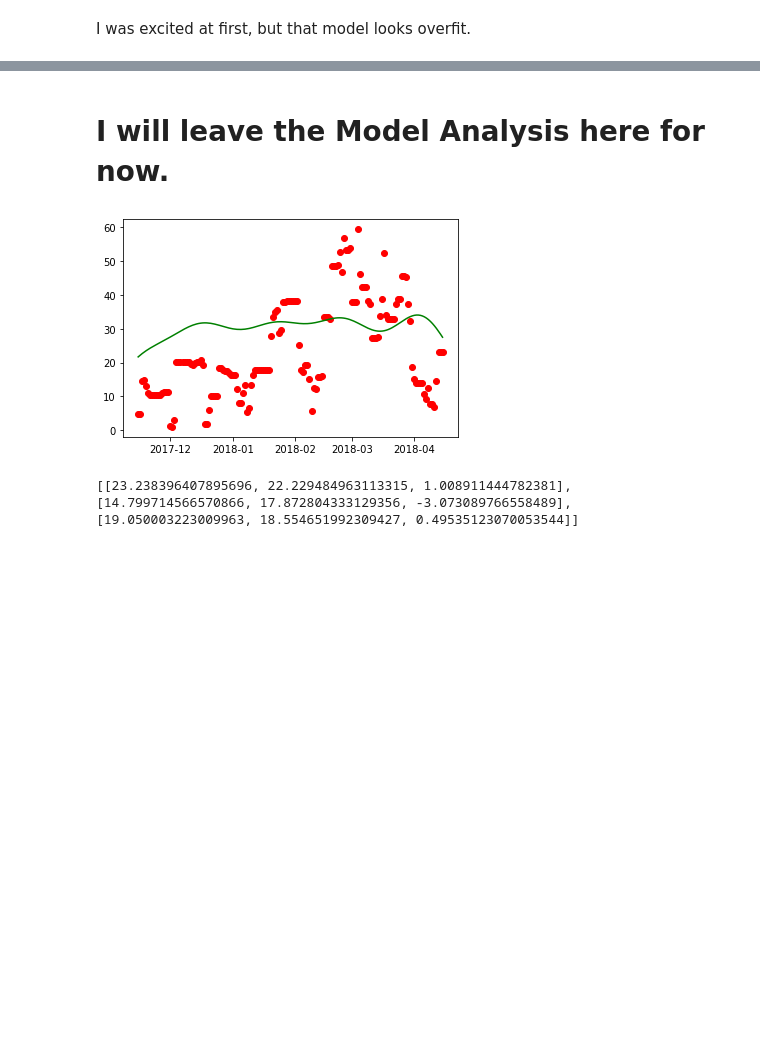
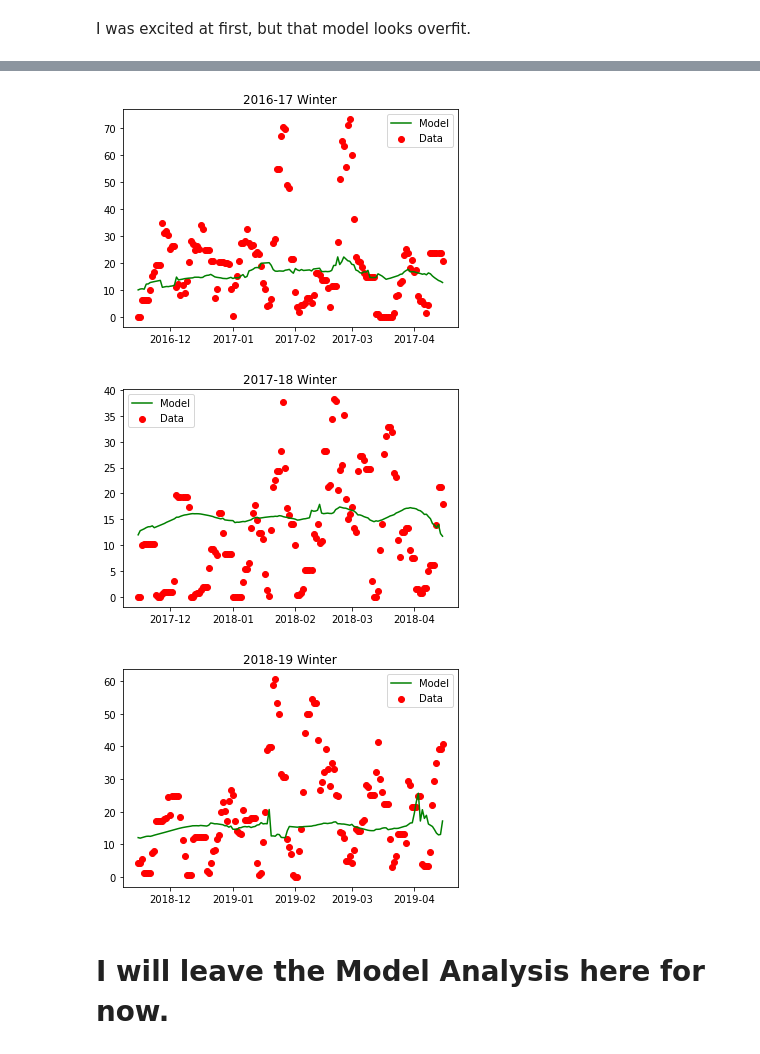
Before and after one commit to sjrekuc/Alta-Snowfall-Modeling, a Jupyter notebook: NOTEBOOKS/3.0 - Capstone_Alta_Modeling.ipynb, the cells around one changed output, grey strips where cells are left out. Cells and saved outputs as stored; diff of their text form; code cells hidden in the pictures; blank space fills up the shorter version.

```diff
--- a/NOTEBOOKS/3.0 - Capstone_Alta_Modeling.ipynb
+++ b/NOTEBOOKS/3.0 - Capstone_Alta_Modeling.ipynb
@@ -918,2 +1013,35 @@ plt.show()
+# %%
+# print the plots from those years of modeling
+# let's plot the results for 2016-17
+plt.plot(dates[0][0]['ds'],dates[0][0]['yhat'], color='green', label='Model') # line plot of the model
+plt.scatter(dates[0][1]['ds'],dates[0][1]['y'], color='red', label='Data') # scatter of the test
+#plt.hlines(dates[0][2]['y'][20682], xmin=dates[0][1]['ds'][20531], xmax=dates[0][1]['ds'][20682], color='blue', label='Mean') # line plot of the dummy model
+plt.legend()
+plt.title('2016-17 Winter')
+plt.savefig('Prophet_RF_tune3.jpg')
+plt.show()
+
+
+# let's plot the results for 2017-2018
+plt.plot(dates[1][0]['ds'],dates[1][0]['yhat'], color='green', label='Model') # line plot of the model
+plt.scatter(dates[1][1]['ds'],dates[1][1]['y'], color='red', label='Data') # scatter of the test
+#plt.hlines(dates[1][2]['y'][20682], xmin=dates[1][1]['ds'][20895], xmax=dates[1][1]['ds'][21046], color='blue', label='Mean') # line plot of the dummy model
+plt.legend()
+plt.title('2017-18 Winter')
+plt.savefig('Prophet_RF_tune4.jpg')
+plt.show()
+
+# let's plot the results for 2018-19
+plt.plot(dates[2][0]['ds'],dates[2][0]['yhat'], color='green', label='Model') # line plot of the model
+plt.scatter(dates[2][1]['ds'],dates[2][1]['y'], color='red', label='Data') # scatter of the test
+#plt.hlines(dates[2][2]['y'][20682], xmin=dates[2][1]['ds'][21260], xmax=dates[2][1]['ds'][21411], color='blue', label='Mean') # line plot of the dummy model
+plt.legend()
+plt.title('2018-19 Winter')
+plt.savefig('Prophet_RF_tune5.jpg')
+plt.show()
+# %% [output]
+[figure, added]
+[figure, added]
+[figure, added]
 # %% [markdown]
 # I will leave the Model Analysis here for now.
@@ -976,12 +1047,0 @@ RMSE14, result14 = find_error(X14)
-# %%
-# let's plot the results for 2017-2018
-plt.plot(result14[1][0]['ds'],result14[1][0]['yhat'], color='green') # line plot of the model
-plt.scatter(result14[1][1]['ds'],result14[1][1]['y'], color='red') # scatter of the test
-plt.plot(result14[1][2]['ds'],result14[1][2]['y'], color='blue') # line plot of the dummy model
-plt.show()
-# %% [output]
-[figure, removed]
-# %%
-print(RMSE14)
-# %% [output]
-[[23.238396407895696, 22.229484963113315, 1.008911444782381], [14.799714566570866, 17.872804333129356, -3.073089766558489], [19.050003223009963, 18.554651992309427, 0.49535123070053544]]
```
Also changed, not shown: parts of 28 cells of this notebook.
